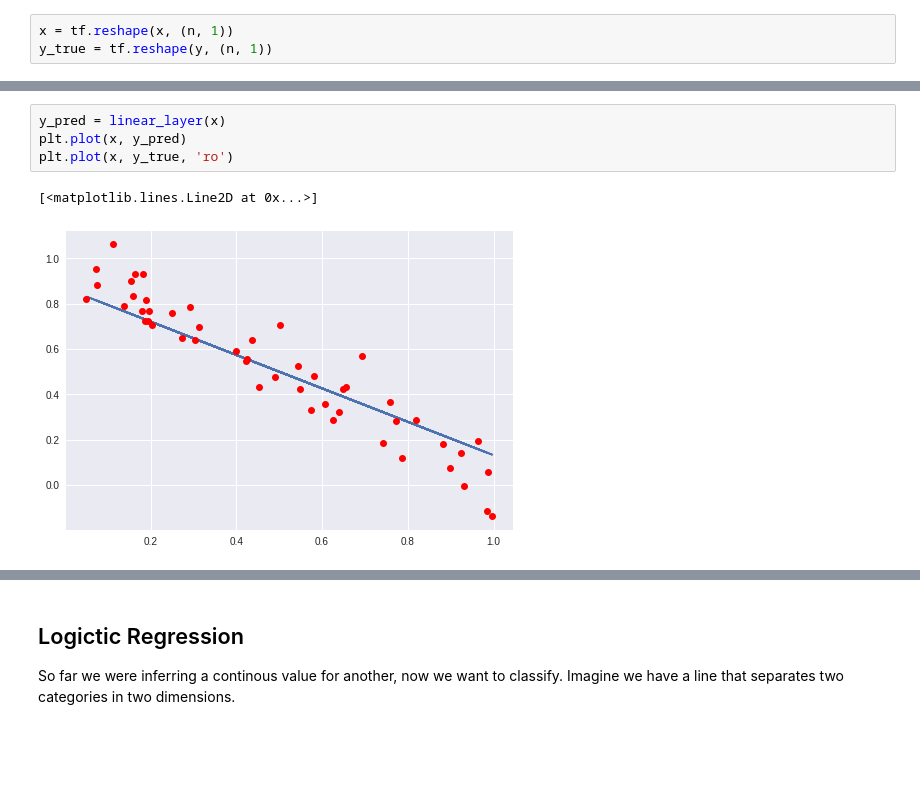
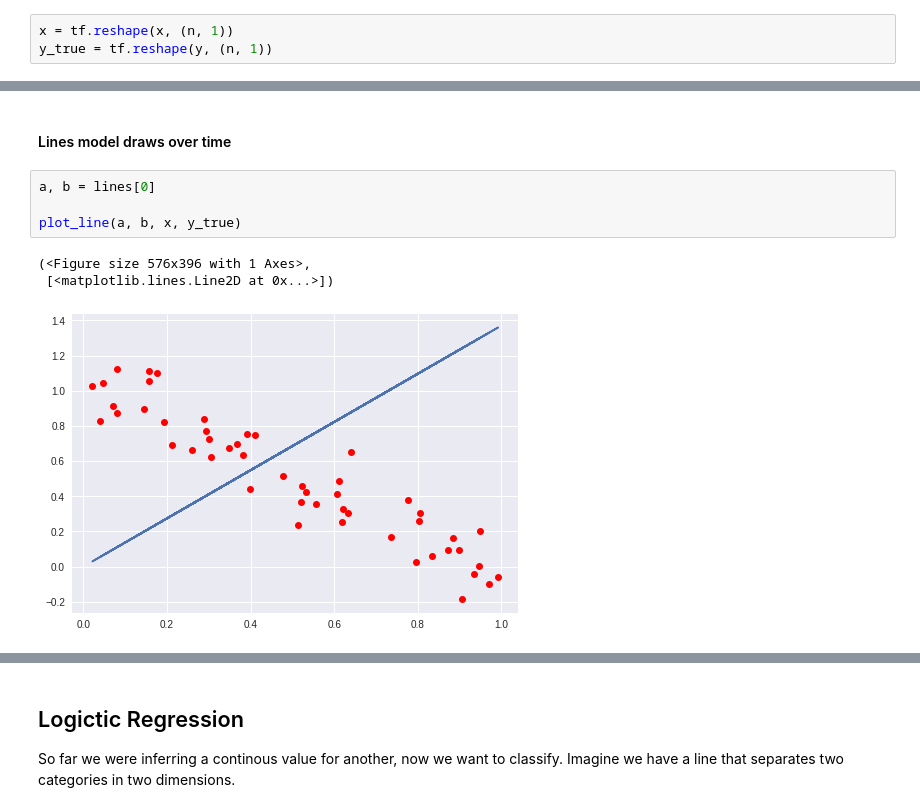
Before and after one commit to DJCordhose/deep-learning-crash-course-notebooks, a Jupyter notebook: tf-v2/tf-low-level.ipynb, the cells around one changed output, grey strips where cells are left out. Cells and saved outputs as stored; diff of their text form; blank space fills up the shorter version.

```diff
--- a/tf-v2/tf-low-level.ipynb
+++ b/tf-v2/tf-low-level.ipynb
@@ -420,7 +419,10 @@ plt.plot(losses)
-# %%
-y_pred = linear_layer(x)
-plt.plot(x, y_pred)
-plt.plot(x, y_true, 'ro')
-# %% [output]
-[<matplotlib.lines.Line2D at 0x...>]
-[figure, removed]
+# %% [markdown]
+#### Lines model draws over time
+# %%
+a, b = lines[0]
+
+plot_line(a, b, x, y_true)
+# %% [output]
+(<Figure size 576x396 with 1 Axes>,
+ [<matplotlib.lines.Line2D at 0x...>])
+[figure, added]
```
Also changed, not shown: parts of 23 cells of this notebook.
